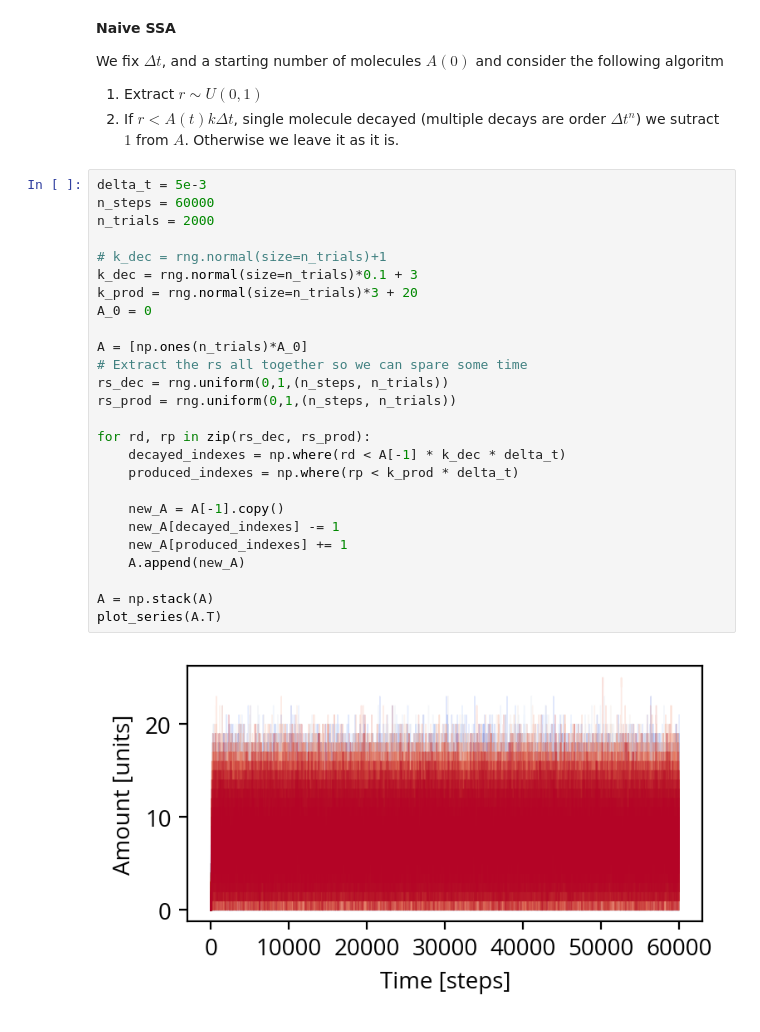
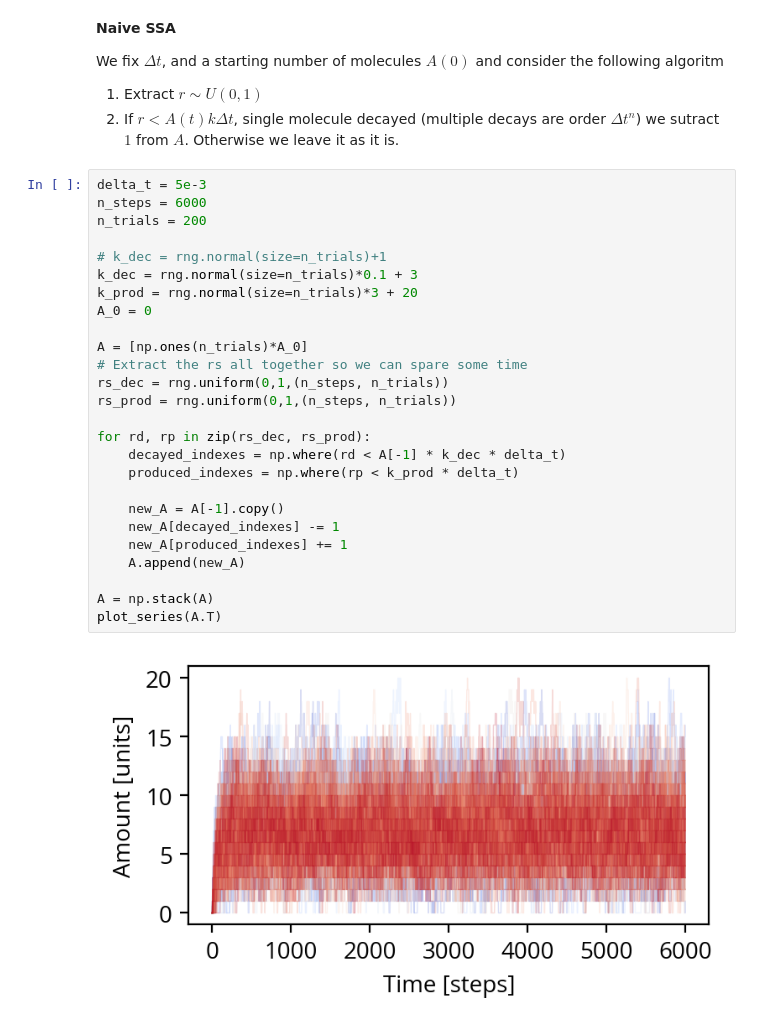
Before and after one commit to janko-petkovic/drawer, a Jupyter notebook: gillespie/notes.ipynb, the cells around one changed output. Saved outputs shown, nothing was run; the diff lists cells and outputs as text.

```diff
--- a/gillespie/notes.ipynb
+++ b/gillespie/notes.ipynb
@@ -34,29 +64,29 @@ We fix $\Delta t$, and a starting number of molecules $A(0)$ and consider the fo
 2. If $r < A(t) k \Delta t$, single molecule decayed (multiple decays are order $\Delta t^n$) we sutract $1$ from $A$. Otherwise we leave it as it is.
 # %%
 delta_t = 5e-3
-n_steps = 60000
-n_trials = 2000
+n_steps = 6000
+n_trials = 200
 
 # k_dec = rng.normal(size=n_trials)+1
 k_dec = rng.normal(size=n_trials)*0.1 + 3
 k_prod = rng.normal(size=n_trials)*3 + 20
 A_0 = 0
 
 A = [np.ones(n_trials)*A_0]
 # Extract the rs all together so we can spare some time
 rs_dec = rng.uniform(0,1,(n_steps, n_trials))
 rs_prod = rng.uniform(0,1,(n_steps, n_trials))
 
 for rd, rp in zip(rs_dec, rs_prod):
     decayed_indexes = np.where(rd < A[-1] * k_dec * delta_t)
     produced_indexes = np.where(rp < k_prod * delta_t)
 
     new_A = A[-1].copy()
     new_A[decayed_indexes] -= 1
     new_A[produced_indexes] += 1
     A.append(new_A)
 
 A = np.stack(A)
 plot_series(A.T)
 # %% [output]
-[figure, old version]
+[figure, new version]
```
Also changed, not shown: parts of 17 cells of this notebook, 2 other files.
